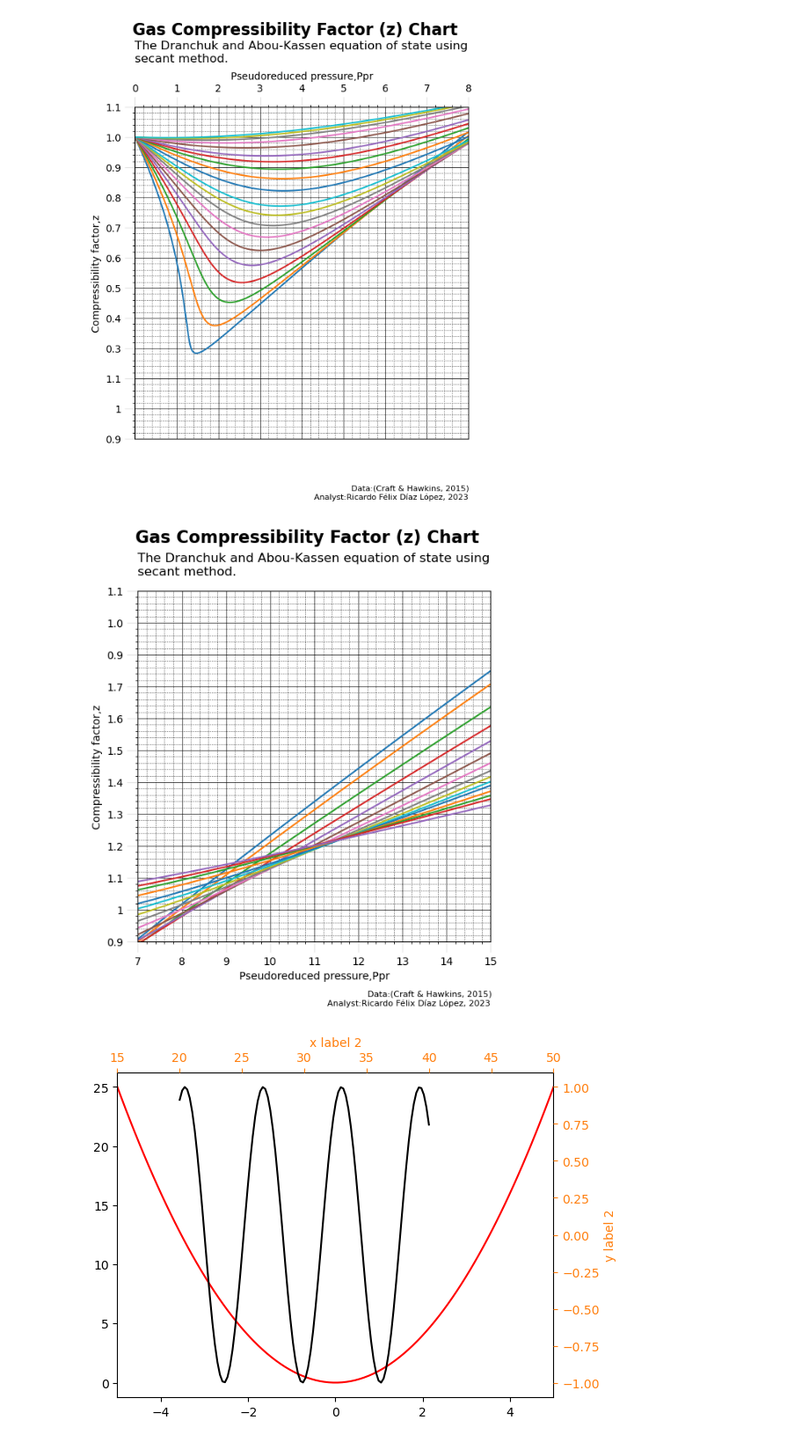
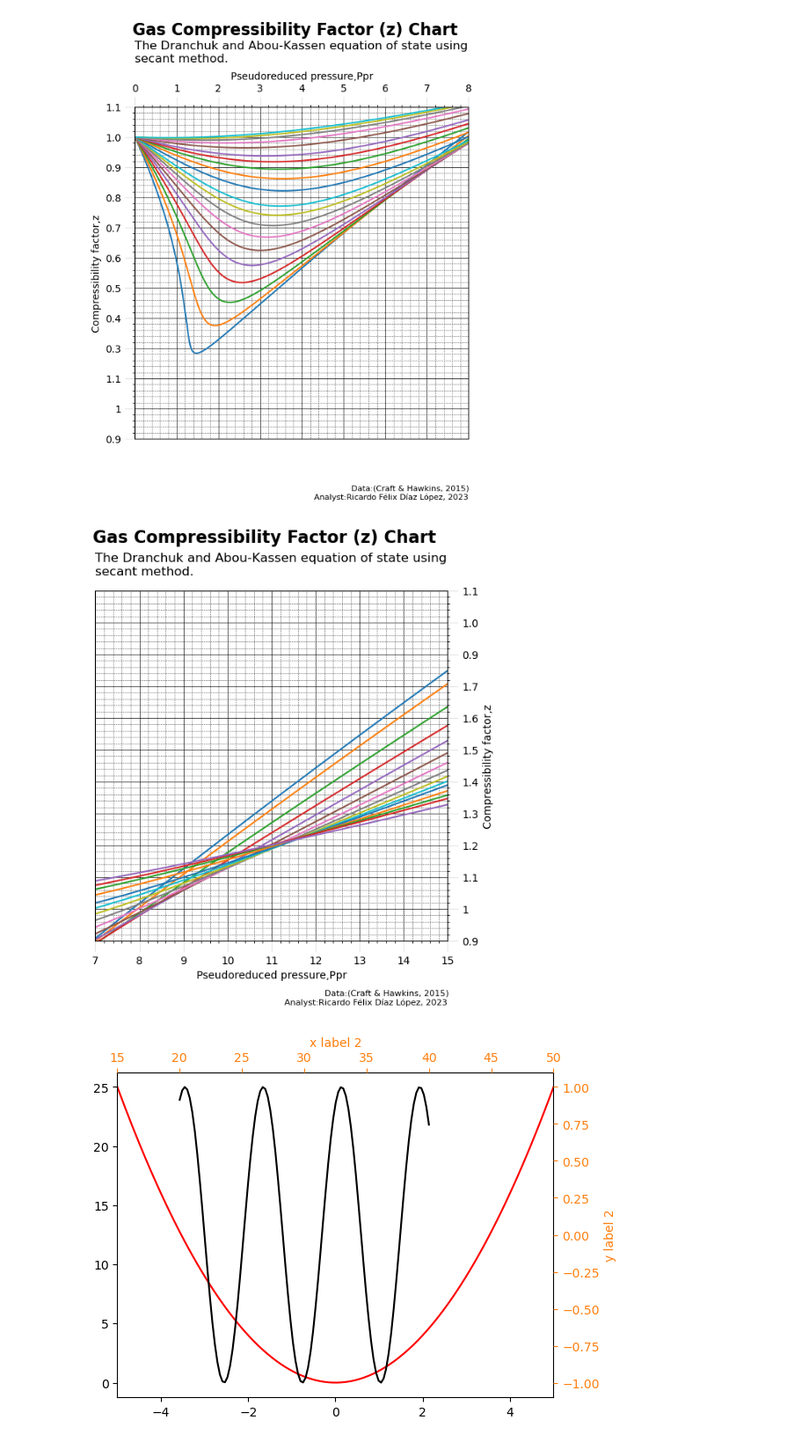
Before and after one commit to Ricardod671/graph_zfactor, a Jupyter notebook: notebooks/0.1-RFDL-zfactor_graph.ipynb, the cells around one changed output. Shown: that part at 88% size. Drawn from its saved outputs; the diff is of its cells as text; code cells hidden in the pictures.

Commit message:
I change to the z chart from 7 to 15 the y axisto righ and his labels

```diff
--- a/notebooks/0.1-RFDL-zfactor_graph.ipynb
+++ b/notebooks/0.1-RFDL-zfactor_graph.ipynb
@@ -316,38 +316,44 @@ ax.tick_params(which='major',
                length=10,
                color= '#E4E4E4')
 
+# Adding the axis labels
+ax.set_ylabel("Compressibility factor,z")
+ax.set_xlabel("Pseudoreduced pressure,Ppr")
+
+# changin to the top the axis
+ax.yaxis.tick_right()
+
+# Changing the x label position to the top
+ax.yaxis.set_label_position('right')
+
 # Adding the title
 ax.set_title("Gas Compressibility Factor (z) Chart",
              fontsize=16,
              x=0.48,
              y=1.12,
              fontweight='bold')
-
-# Adding the axis labels
-ax.set_ylabel("Compressibility factor,z")
-ax.set_xlabel("Pseudoreduced pressure,Ppr")
 
 # Adding the subtitle
 ax.text(s = 'The Dranchuk and Abou-Kassen equation of state using \nsecant method.',
         x = 7,
         y = 2.05,
         fontsize = 12)
 
 # Adding me
 ax.text(s = 'Analyst:Ricardo Félix Díaz López, 2023',
         x = 11.3,
         y = 0.7,
         fontsize = 8)
 
 # Adding the source of data
 ax.text(s = 'Data:(Craft & Hawkins, 2015)',
         x = 12.2,
         y = 0.73,
         fontsize = 8)
 
 plt.show();
 # %% [output]
-[figure, old version]
+[figure, new version]
 # %%
 # Definir las funciones
 def func1(x):
```
